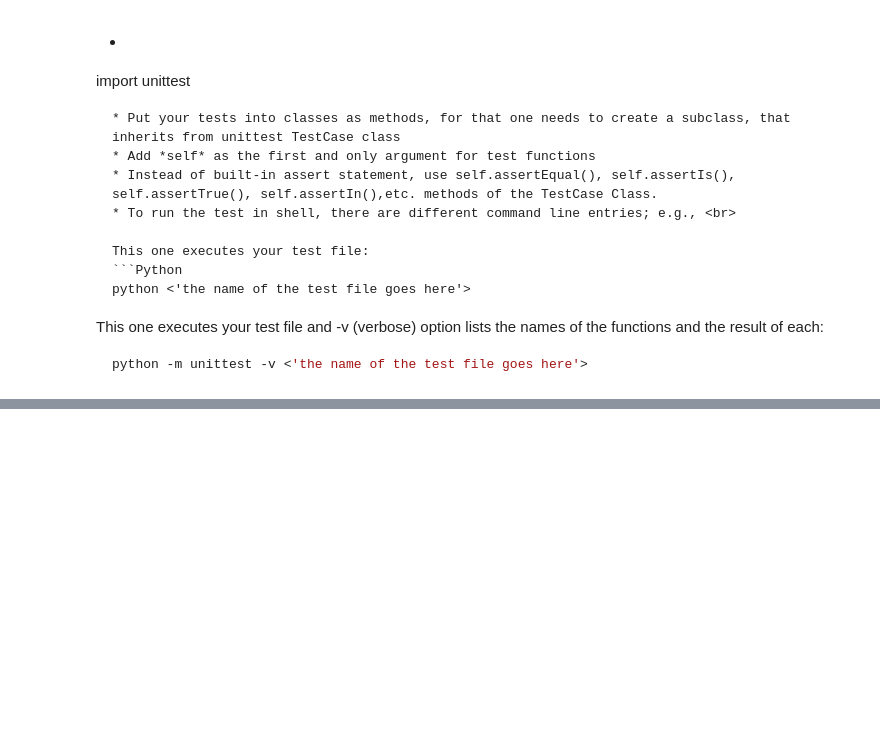
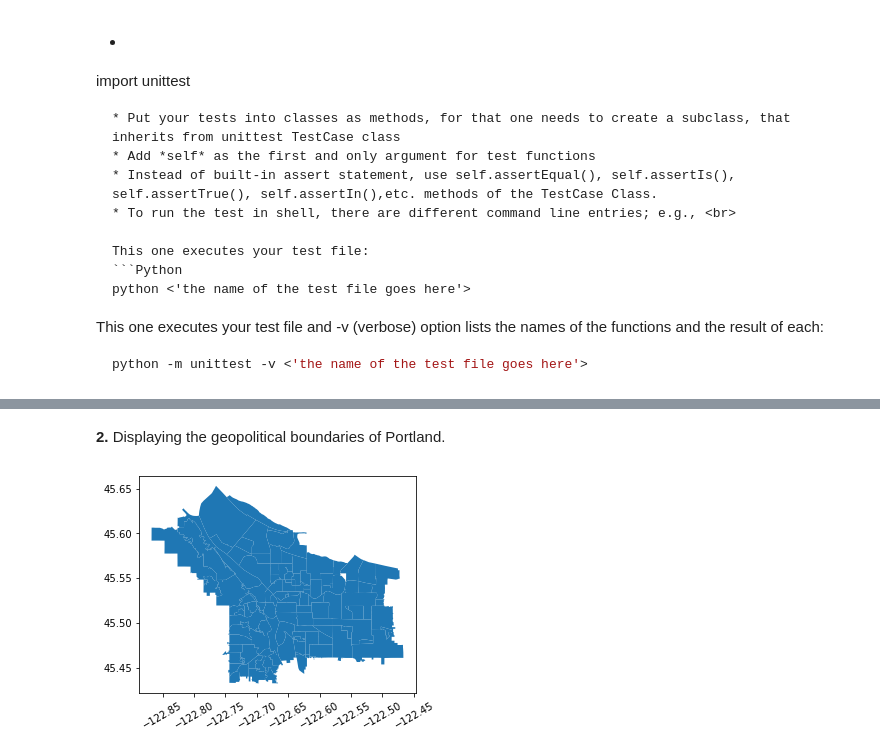
Before and after one commit to Abraham-newbie/Predicting_Crime_From_Space, a Jupyter notebook: project_sv.ipynb, the cells around one changed output, grey strips where cells are left out. Drawn from its saved outputs; the diff is of its cells as text; code cells hidden in the pictures; blank space fills up the shorter version.

```diff
--- a/project_sv.ipynb
+++ b/project_sv.ipynb
@@ -350,0 +341,11 @@ OK
+# %%
+import brightness as br
+
+path_to_my_shapefile = r"C:\Users\Lenovo\Desktop\OSE_Scientific_Computing_2021\Shapefile_Portland\Neighborhood_Boundaries.shp"
+# Identify the crs of the shapefile
+crs_portland_shp = br.identify_crs(pathtomyshapefile = path_to_my_shapefile)
+# Get the brightness index
+brightness_index = br.brightness(date_from = "2015-07-01", date_to = "2021-05-31",
+                              buffer_df = None, buffer_dist = None, band = "avg_rad", aoi_type = "shapefile",
+                              crs = crs_portland_shp.upper(), pathtomyshapefile = path_to_my_shapefile,
+                              shp_column_name = "NAME")
@@ -352,0 +387,7 @@ OK
+# %%
+# Data Loading - shapefile of Neighborhoods in Portland in .csv format
+shapefile_portland = pd.read_csv("shapefile_dataframe_format.csv")
+
+# in .shp format
+data = geopandas.read_file(path_to_my_shapefile)
+data = data.to_crs(epsg=4326)
@@ -352,0 +419,8 @@ OK
+# %% [markdown]
+**2.** Displaying the geopolitical boundaries of Portland.
+# %%
+data.plot()
+plt.xticks(rotation = 30)
+plt.show()
+# %% [output]
+[figure, added]
```
Also changed, not shown: parts of 16 cells of this notebook.
